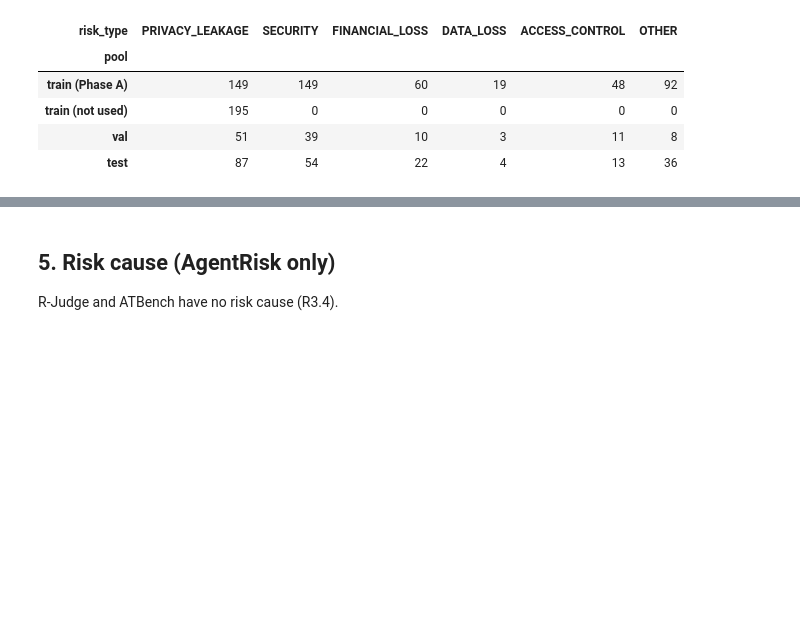
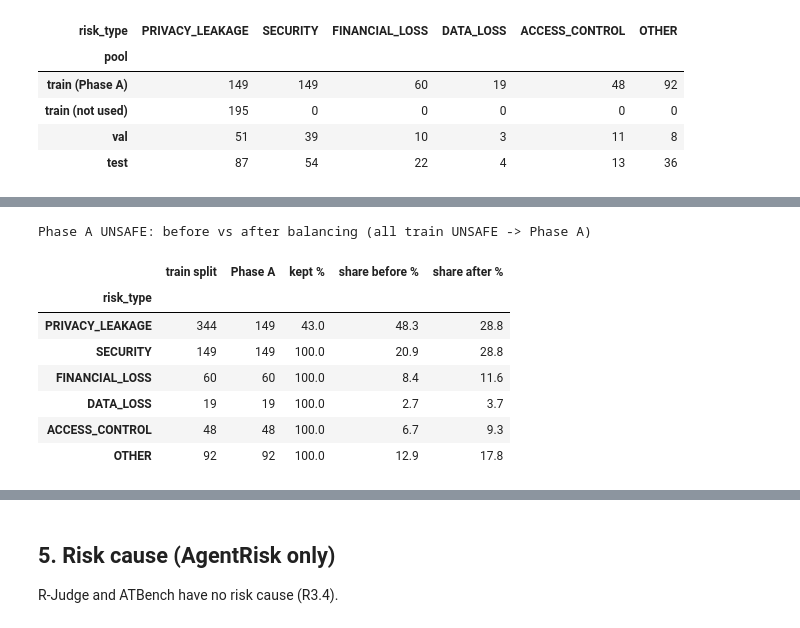
Before and after one commit to iParamModi/agent-risk-monitor, a Jupyter notebook: notebooks/external_eda.ipynb, the cells around one changed output, grey strips where cells are left out. Cells and saved outputs as stored; diff of their text form; code cells hidden in the pictures; blank space fills up the shorter version.

Commit message:
EDA: rerun on final labels, add Phase A balance checks

```diff
--- a/notebooks/external_eda.ipynb
+++ b/notebooks/external_eda.ipynb
@@ -371,0 +432,18 @@ UNSAFE risk types in each pool, all sources together:
+# %%
+print("Phase A UNSAFE: before vs after balancing (all train UNSAFE -> Phase A)")
+ba = pd.DataFrame({"train split": tu["risk_type"].value_counts(), "Phase A": pa_types}).fillna(0).astype(int)
+ba = ba.reindex([t for t in TYPES if t in ba.index])
+ba["kept %"] = (100 * ba["Phase A"] / ba["train split"]).round(0)
+ba["share before %"] = (100 * ba["train split"] / ba["train split"].sum()).round(1)
+ba["share after %"] = (100 * ba["Phase A"] / ba["Phase A"].sum()).round(1)
+ba
+# %% [output]
+Phase A UNSAFE: before vs after balancing (all train UNSAFE -> Phase A)
+|  | train split | Phase A | kept % | share before % | share after % |
+| risk_type |  |  |  |  |  |
+| PRIVACY_LEAKAGE | 344 | 149 | 43.0 | 48.3 | 28.8 |
+| SECURITY | 149 | 149 | 100.0 | 20.9 | 28.8 |
+| FINANCIAL_LOSS | 60 | 60 | 100.0 | 8.4 | 11.6 |
+| DATA_LOSS | 19 | 19 | 100.0 | 2.7 | 3.7 |
+| ACCESS_CONTROL | 48 | 48 | 100.0 | 6.7 | 9.3 |
+| OTHER | 92 | 92 | 100.0 | 12.9 | 17.8 |
```
Also changed, not shown: parts of 3 cells of this notebook, 1 other file.
